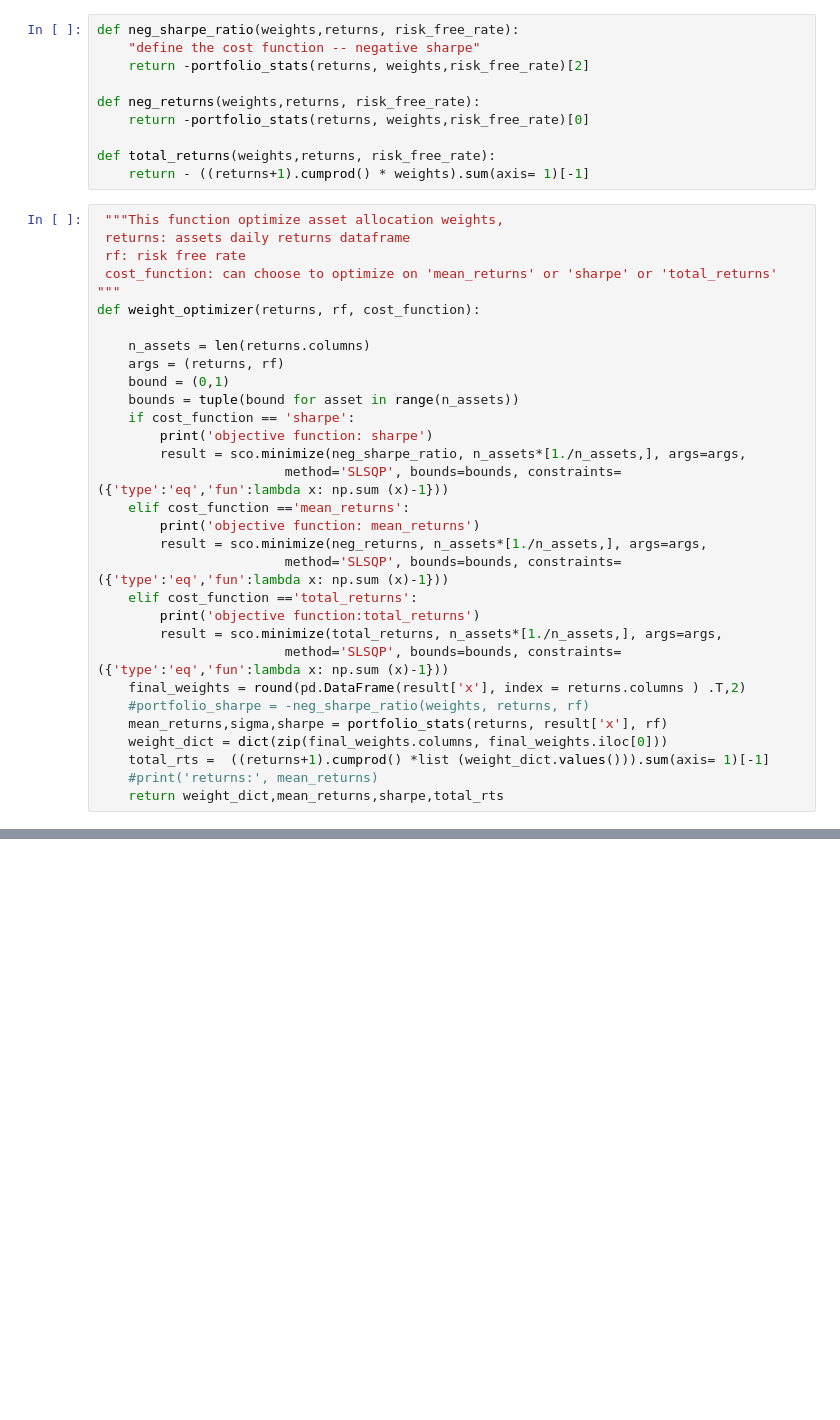
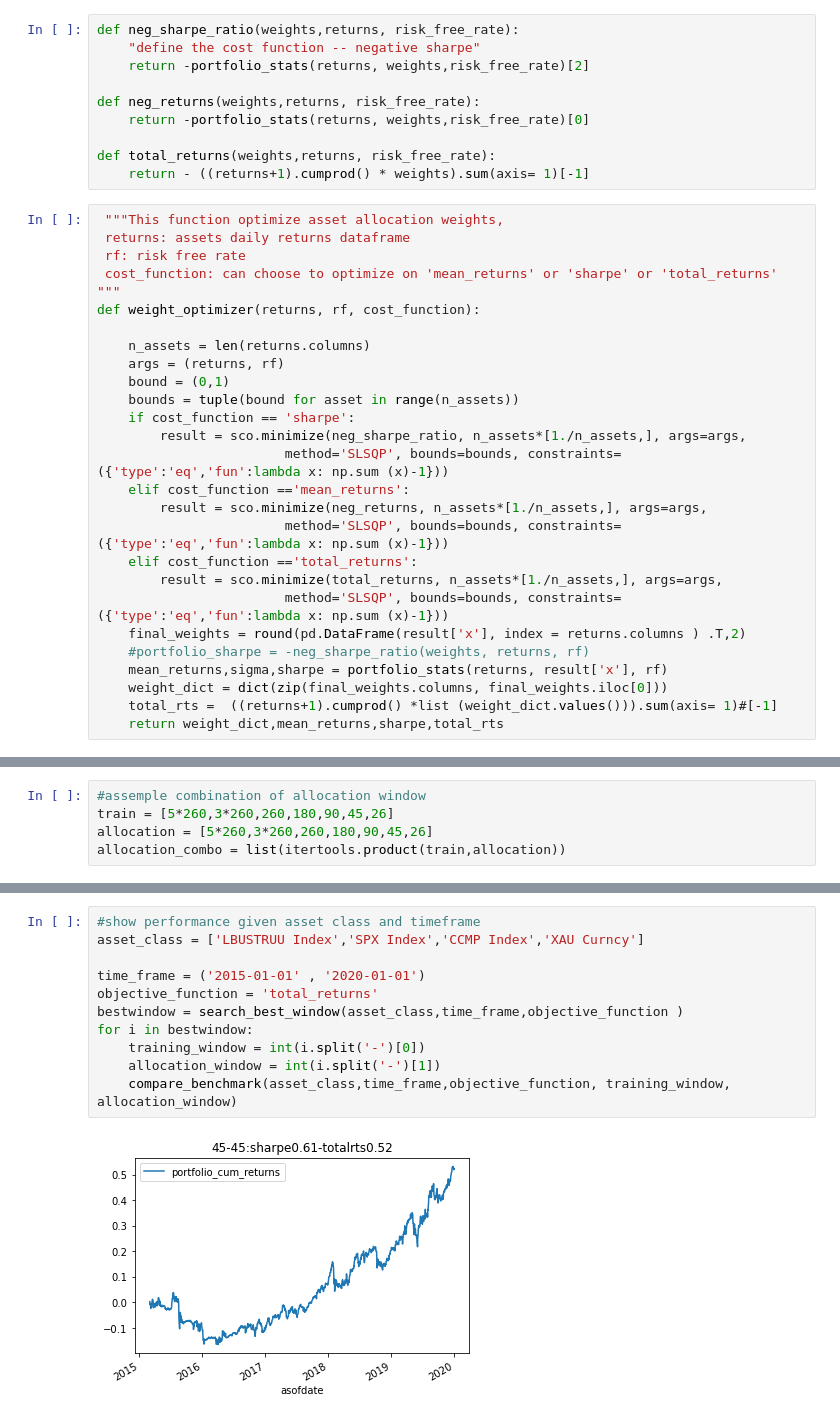
Before and after one commit to windflower715/macro_asset_allocation, a Jupyter notebook: MAA_teaser.ipynb, the cells around one changed output, grey strips where cells are left out. Drawn from its saved outputs; the diff is of its cells as text; blank space fills up the shorter version.

```diff
--- a/MAA_teaser.ipynb
+++ b/MAA_teaser.ipynb
@@ -151,22 +157,18 @@ def weight_optimizer(returns, rf, cost_function):
     bound = (0,1)
     bounds = tuple(bound for asset in range(n_assets))
     if cost_function == 'sharpe':
-        print('objective function: sharpe')
         result = sco.minimize(neg_sharpe_ratio, n_assets*[1./n_assets,], args=args,
                         method='SLSQP', bounds=bounds, constraints=({'type':'eq','fun':lambda x: np.sum (x)-1}))
     elif cost_function =='mean_returns':
-        print('objective function: mean_returns')
         result = sco.minimize(neg_returns, n_assets*[1./n_assets,], args=args,
                         method='SLSQP', bounds=bounds, constraints=({'type':'eq','fun':lambda x: np.sum (x)-1}))
     elif cost_function =='total_returns':
-        print('objective function:total_returns')
         result = sco.minimize(total_returns, n_assets*[1./n_assets,], args=args,
                         method='SLSQP', bounds=bounds, constraints=({'type':'eq','fun':lambda x: np.sum (x)-1}))
     final_weights = round(pd.DataFrame(result['x'], index = returns.columns ) .T,2)
     #portfolio_sharpe = -neg_sharpe_ratio(weights, returns, rf)
     mean_returns,sigma,sharpe = portfolio_stats(returns, result['x'], rf)
     weight_dict = dict(zip(final_weights.columns, final_weights.iloc[0]))
-    total_rts =  ((returns+1).cumprod() *list (weight_dict.values())).sum(axis= 1)[-1]
-    #print('returns:', mean_returns)
+    total_rts =  ((returns+1).cumprod() *list (weight_dict.values())).sum(axis= 1)#[-1]
     return weight_dict,mean_returns,sharpe,total_rts
 # %%
@@ -195,0 +222,5 @@ allocation window is applied with the trained weights"""
+# %%
+#assemple combination of allocation window
+train = [5*260,3*260,260,180,90,45,26]
+allocation = [5*260,3*260,260,180,90,45,26]
+allocation_combo = list(itertools.product(train,allocation))
@@ -195,0 +266,13 @@ allocation window is applied with the trained weights"""
+# %%
+#show performance given asset class and timeframe
+asset_class = ['LBUSTRUU Index','SPX Index','CCMP Index','XAU Curncy']
+
+time_frame = ('2015-01-01' , '2020-01-01')
+objective_function = 'total_returns'
+bestwindow = search_best_window(asset_class,time_frame,objective_function )
+for i in bestwindow:
+    training_window = int(i.split('-')[0])
+    allocation_window = int(i.split('-')[1])
+    compare_benchmark(asset_class,time_frame,objective_function, training_window, allocation_window)
+# %% [output]
+[figure, added]
```
Also changed, not shown: parts of 10 cells of this notebook.
